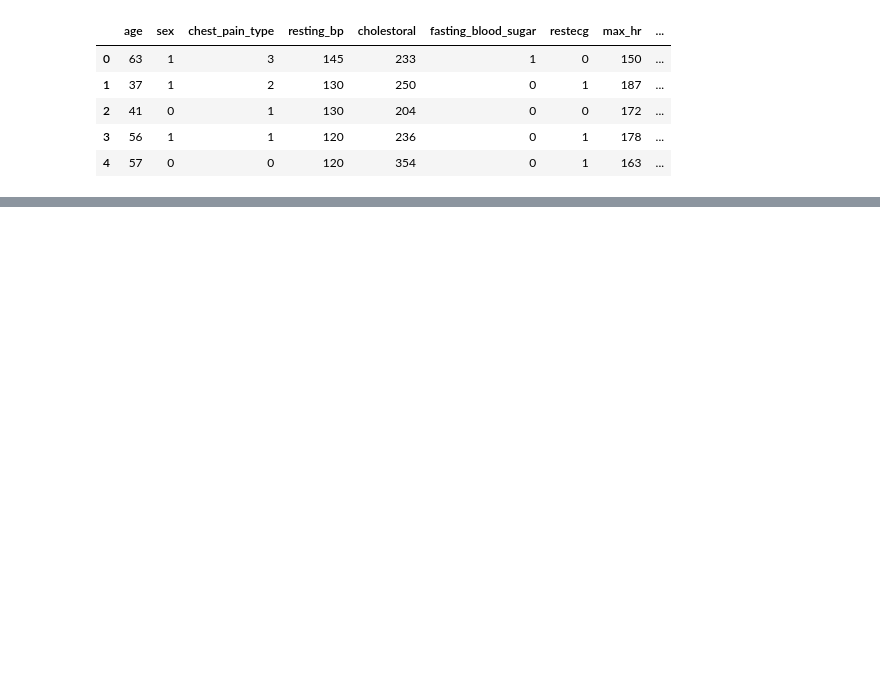
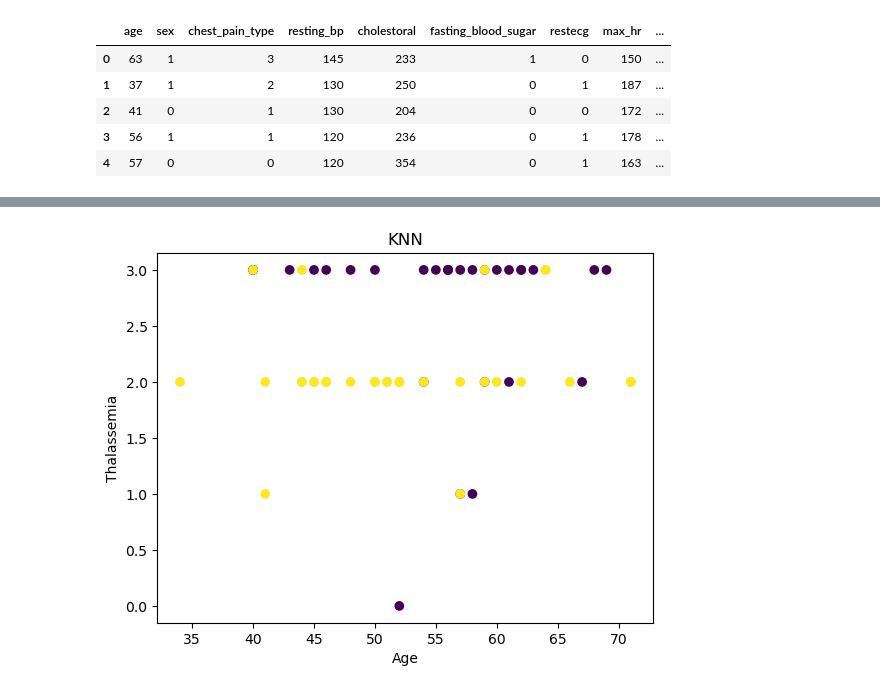
Before and after one commit to Ideal-IL/Machine-Learning, a Jupyter notebook: K-Nearest Neighbor/knn.ipynb, the cells around one changed output, grey strips where cells are left out. Cells and saved outputs as stored; diff of their text form; code cells hidden in the pictures; blank space fills up the shorter version.

```diff
--- a/K-Nearest Neighbor/knn.ipynb
+++ b/K-Nearest Neighbor/knn.ipynb
@@ -27,3 +28,14 @@ heart.head()
 #slope: 0-unsloping, 1-flat, 2-downsloping
 #thal (thalassemia): 0-normal, 1-fixed defect, 2-reversable defect
 #target: 0-no disease, 1-disease
+# %%
+#let's start with KNN
+
+#Here's our variables
+x = heart[["age", "sex", "chest_pain_type", "resting_bp", "cholestoral", "fasting_blood_sugar", "restecg", "max_hr", "exang", "oldpeak", "slope", "num_major_vessels", "thal"]]
+y = heart["target"]
+# %%
+#Split the data to use for training and testing
+x_train, x_test, y_train, y_test = train_test_split(
+    x, y, test_size=0.2, random_state=42
+)
@@ -29,0 +92,13 @@ heart.head()
+# %%
+#Best way to visualize KNN is a scatterplot (2 x variables only)
+plt.scatter(
+    x_test["age"],
+    x_test["thal"],
+    c = y_test)
+
+plt.xlabel("Age")
+plt.ylabel("Thalassemia")
+plt.title("KNN")
+plt.show()
+# %% [output]
+[figure, added]
```
Also changed, not shown: parts of 4 cells of this notebook.
